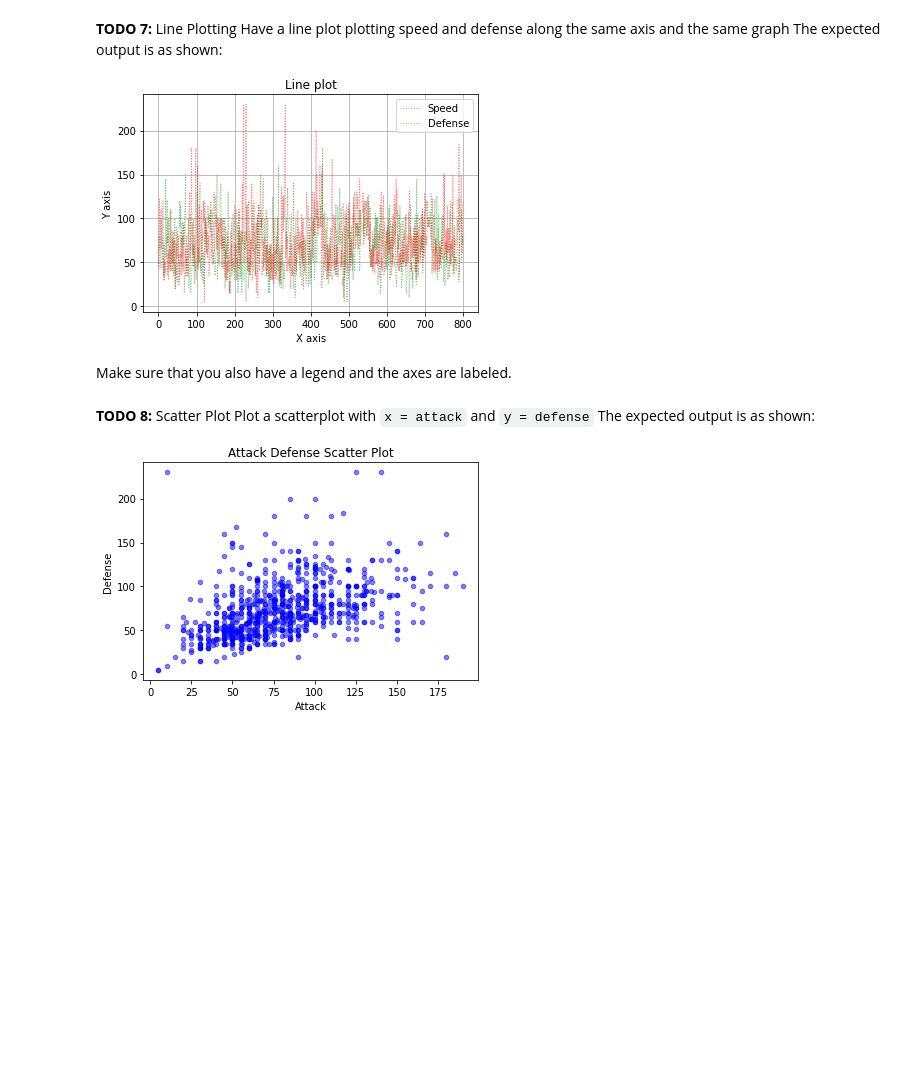
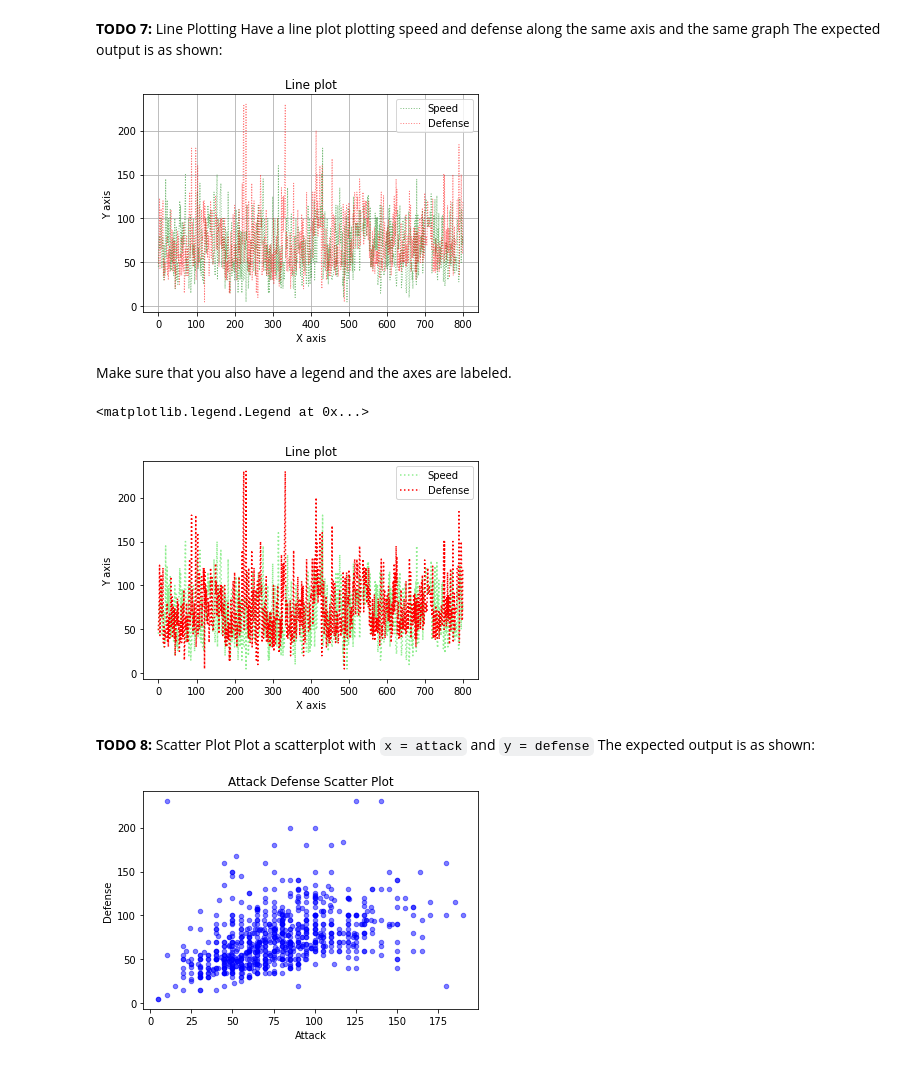
Before and after one commit to PSA-git/data-science-bootcamp, a Jupyter notebook: task-week3/Week_03_Task.ipynb, the cells around one changed output. Drawn from its saved outputs; the diff is of its cells as text; code cells hidden in the pictures; blank space fills up the shorter version.

```diff
--- a/task-week3/Week_03_Task.ipynb
+++ b/task-week3/Week_03_Task.ipynb
@@ -120,3 +153,14 @@ Make sure that you also have a legend and the axes are labeled.
+# %%
+# Run TODO 7 here
+plt.plot(df['Speed'], linestyle='dotted', color='lightgreen', label='Speed')
+plt.plot(df['Defense'], linestyle='dotted', color='red', label='Defense')
+plt.title('Line plot')
+plt.xlabel('X axis')
+plt.ylabel('Y axis')
+plt.legend()
+# %% [output]
+<matplotlib.legend.Legend at 0x...>
+[figure, added]
 # %% [markdown]
 **TODO 8:** Scatter Plot </br>
 Plot a scatterplot with `x = attack` and `y = defense` </br>
```
Also changed, not shown: parts of 25 cells of this notebook.
